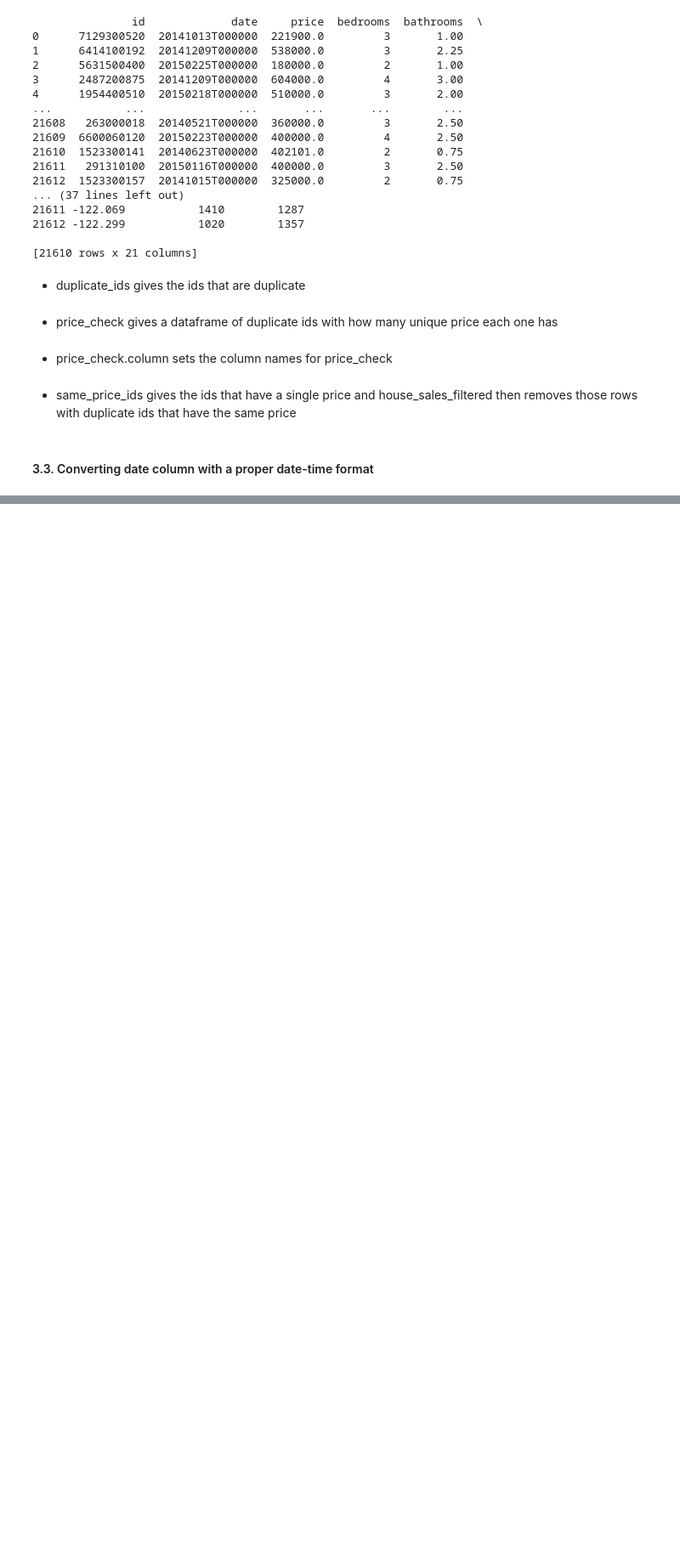
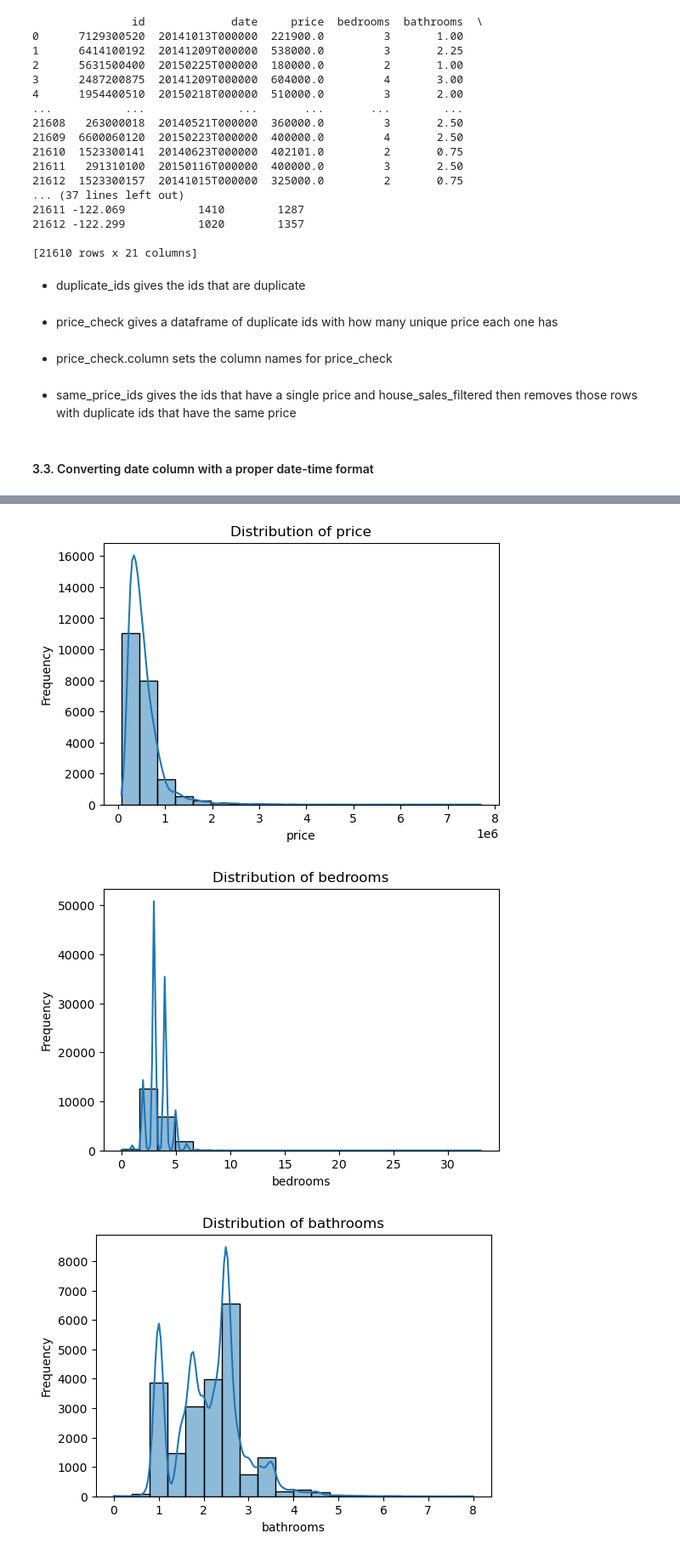
Before and after one commit to nushra88/second_screening, a Jupyter notebook: first_screening.ipynb, the cells around one changed output, grey strips where cells are left out. Shown at 85% size. Cells and saved outputs as stored; diff of their text form; code cells hidden in the pictures; blank space fills up the shorter version.

```diff
--- a/first_screening.ipynb
+++ b/first_screening.ipynb
@@ -164,0 +215,3 @@ print(house_sales_filtered)
+# %%
+house_sales_filtered["price_per_sqft"] = house_sales_filtered["price"] / house_sales_filtered["total_area"]
+print(house_sales_filtered["price_per_sqft"].head(10))
@@ -165,3 +239,4 @@ print(house_sales_filtered)
 # %%
-print(house_sales_filtered["date"].head(10))
+house_sales_filtered["sale_year"] = house_sales_filtered["date"].dt.year
+print(house_sales_filtered["sale_year"].head(10))
 # %% [output]
@@ -178,0 +259,3 @@ Name: date, dtype: object
+# %%
+house_sales_filtered["house_age"] = house_sales_filtered["sale_year"] - house_sales_filtered["yr_built"]
+print(house_sales_filtered["house_age"].head(10))
@@ -178,0 +283,2 @@ Name: date, dtype: object
+# %%
+house_sales_filtered["avg_total_area_nearby_houses"] = house_sales_filtered["sqft_living15"] + house_sales_filtered["sqft_lot15"]
@@ -178,0 +299,20 @@ Name: date, dtype: object
+# %%
+import matplotlib.pyplot as plt
+import seaborn as sns
+import numpy as np
+
+columns_chosen = ["price", "bedrooms", "bathrooms", "sqft_living", "sqft_lot"]
+
+selected_columns = house_sales_filtered[columns_chosen]
+
+for col in selected_columns.columns:
+    plt.figure(figsize=(6, 4))
+    sns.histplot(house_sales_filtered[col], bins = 20, kde=True)
+    plt.title(f'Distribution of {col}')
+    plt.xlabel(col)
+    plt.ylabel('Frequency')
+    plt.show()
+# %% [output]
+[figure, added]
+[figure, added]
+[figure, added]
```
Also changed, not shown: parts of 94 cells of this notebook.
